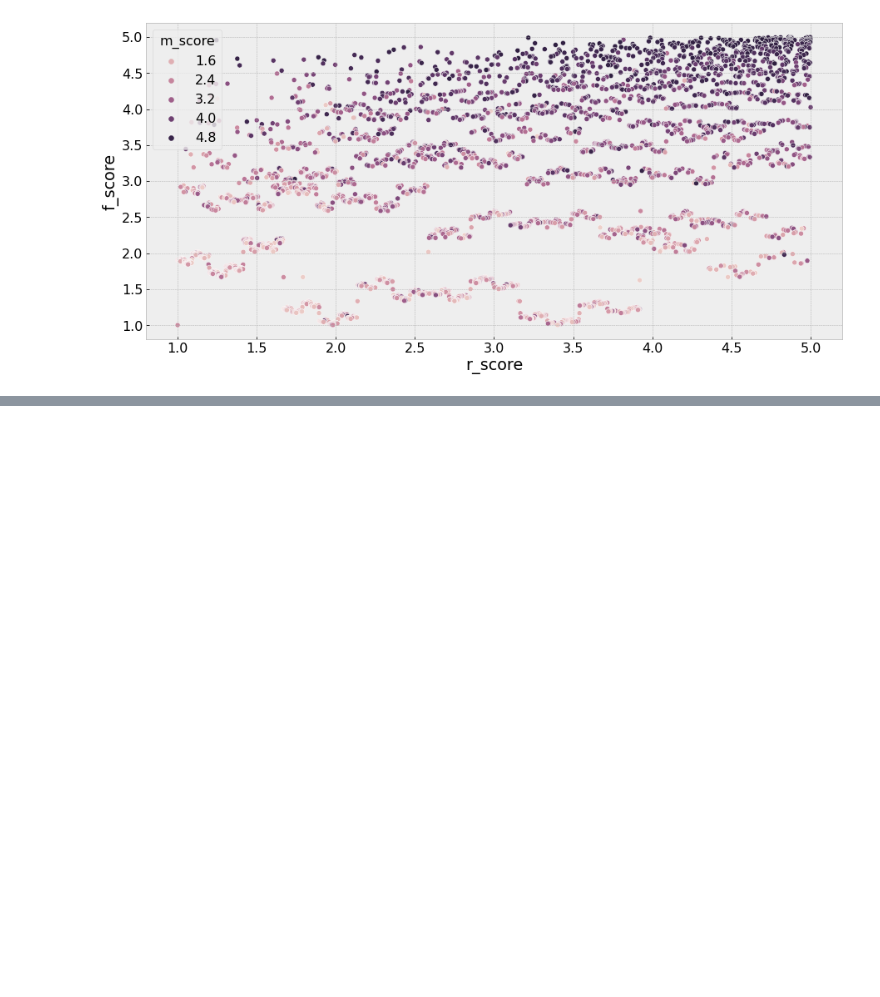
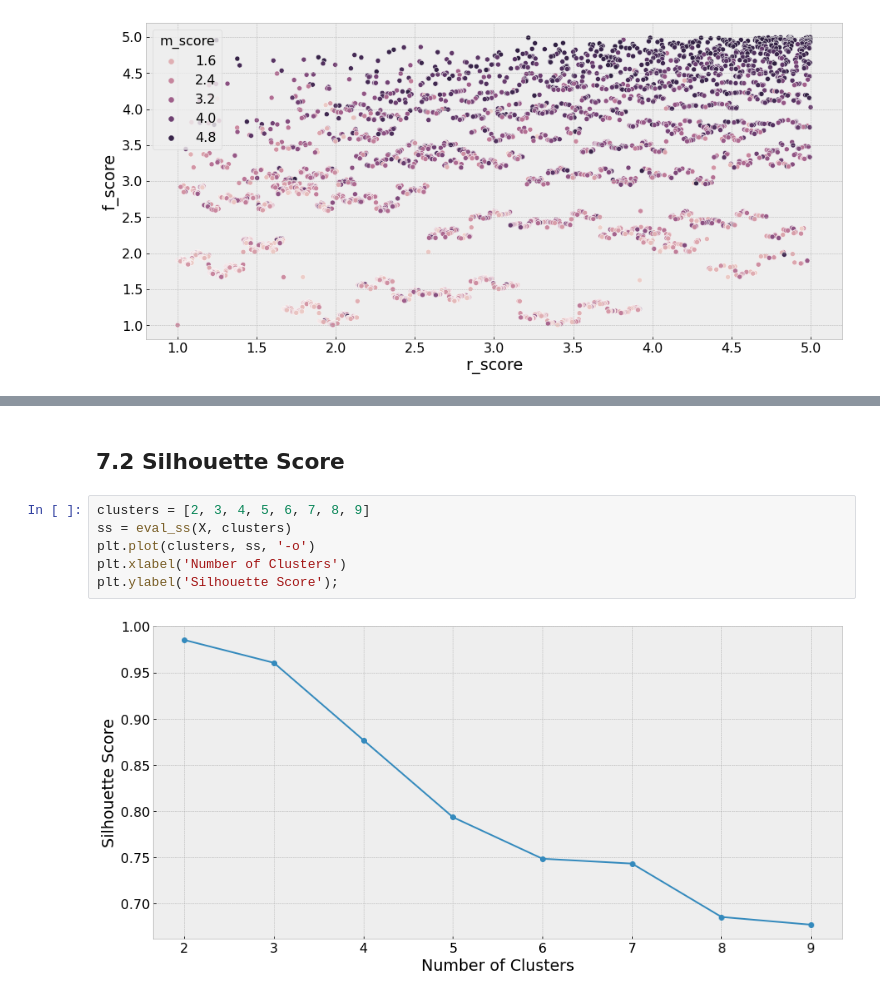
Before and after one commit to paixaols/loyalty-program, a Jupyter notebook: notebooks/1_loyalty.ipynb, the cells around one changed output, grey strips where cells are left out. Drawn from its saved outputs; the diff is of its cells as text; blank space fills up the shorter version.

```diff
--- a/notebooks/1_loyalty.ipynb
+++ b/notebooks/1_loyalty.ipynb
@@ -293,0 +377,10 @@ sns.scatterplot(data = df42, x = 'r_score', y = 'f_score', hue = 'm_score');
+# %% [markdown]
+## 7.2 Silhouette Score
+# %%
+clusters = [2, 3, 4, 5, 6, 7, 8, 9]
+ss = eval_ss(X, clusters)
+plt.plot(clusters, ss, '-o')
+plt.xlabel('Number of Clusters')
+plt.ylabel('Silhouette Score');
+# %% [output]
+[figure, added]
```
Also changed, not shown: parts of 28 cells of this notebook.
